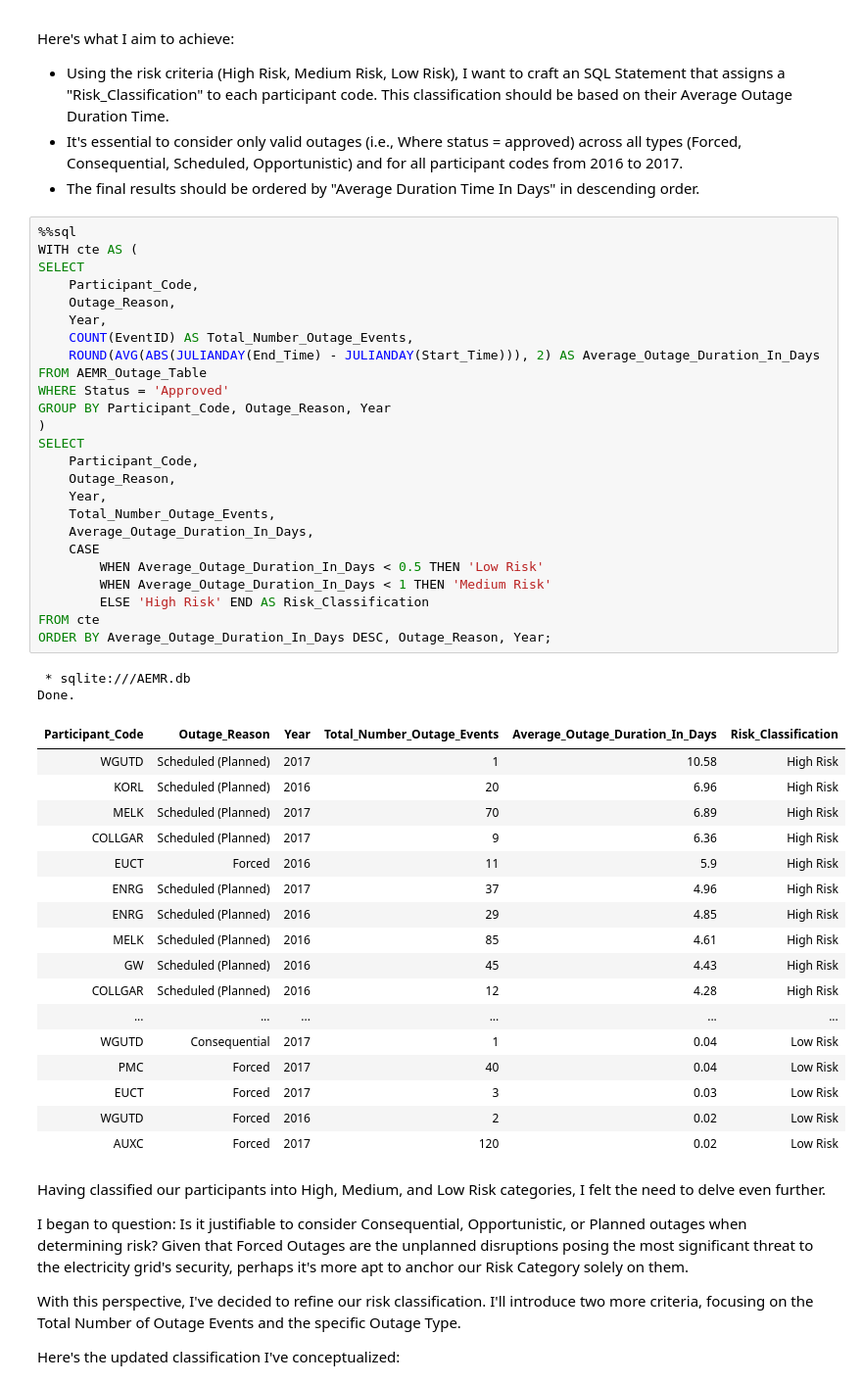
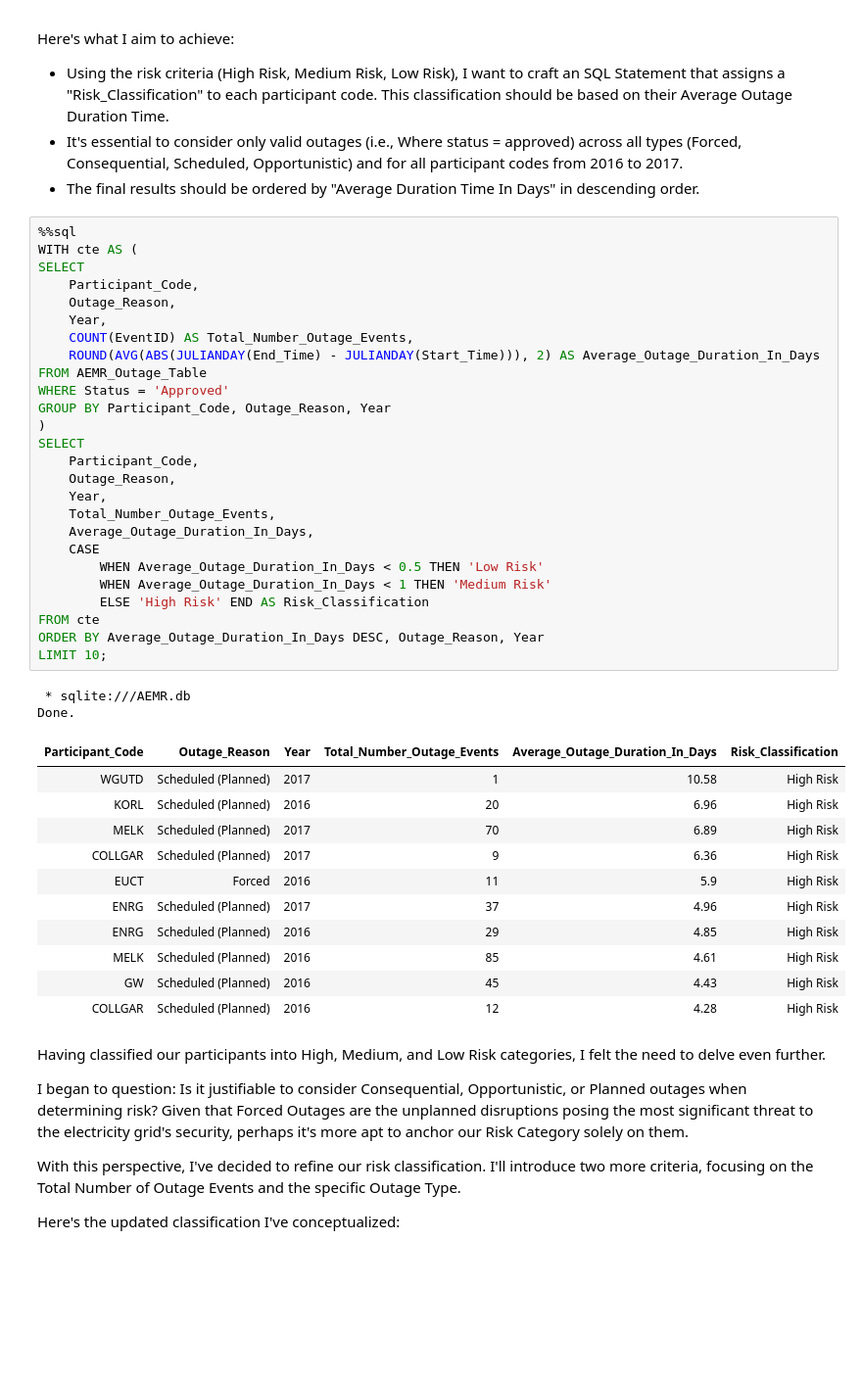
Before and after one commit to mstripling/Data-Analyst, a Jupyter notebook: AEMR Analysis/AEMR_Analysis.ipynb, the cells around one changed output. Shown: that part at 98% size. Cells and saved outputs as stored; diff of their text form; blank space fills up the shorter version.

```diff
--- a/AEMR Analysis/AEMR_Analysis.ipynb
+++ b/AEMR Analysis/AEMR_Analysis.ipynb
@@ -241,40 +227,35 @@ SELECT
     ROUND(AVG(ABS(JULIANDAY(End_Time) - JULIANDAY(Start_Time))), 2) AS Average_Outage_Duration_In_Days
 FROM AEMR_Outage_Table
 WHERE Status = 'Approved'
 GROUP BY Participant_Code, Outage_Reason, Year
 )
 SELECT
     Participant_Code,
     Outage_Reason,
     Year,
     Total_Number_Outage_Events,
     Average_Outage_Duration_In_Days,
     CASE
         WHEN Average_Outage_Duration_In_Days < 0.5 THEN 'Low Risk'
         WHEN Average_Outage_Duration_In_Days < 1 THEN 'Medium Risk'
         ELSE 'High Risk' END AS Risk_Classification
 FROM cte
-ORDER BY Average_Outage_Duration_In_Days DESC, Outage_Reason, Year;
+ORDER BY Average_Outage_Duration_In_Days DESC, Outage_Reason, Year
+LIMIT 10;
 # %% [output]
  * sqlite:///AEMR.db
 Done.
 | Participant_Code | Outage_Reason | Year | Total_Number_Outage_Events | Average_Outage_Duration_In_Days | Risk_Classification |
 | WGUTD | Scheduled (Planned) | 2017 | 1 | 10.58 | High Risk |
 | KORL | Scheduled (Planned) | 2016 | 20 | 6.96 | High Risk |
 | MELK | Scheduled (Planned) | 2017 | 70 | 6.89 | High Risk |
 | COLLGAR | Scheduled (Planned) | 2017 | 9 | 6.36 | High Risk |
 | EUCT | Forced | 2016 | 11 | 5.9 | High Risk |
 | ENRG | Scheduled (Planned) | 2017 | 37 | 4.96 | High Risk |
 | ENRG | Scheduled (Planned) | 2016 | 29 | 4.85 | High Risk |
 | MELK | Scheduled (Planned) | 2016 | 85 | 4.61 | High Risk |
 | GW | Scheduled (Planned) | 2016 | 45 | 4.43 | High Risk |
 | COLLGAR | Scheduled (Planned) | 2016 | 12 | 4.28 | High Risk |
-| ... | ... | ... | ... | ... | ... |
-| WGUTD | Consequential | 2017 | 1 | 0.04 | Low Risk |
-| PMC | Forced | 2017 | 40 | 0.04 | Low Risk |
-| EUCT | Forced | 2017 | 3 | 0.03 | Low Risk |
-| WGUTD | Forced | 2016 | 2 | 0.02 | Low Risk |
-| AUXC | Forced | 2017 | 120 | 0.02 | Low Risk |
 # %% [markdown]
 Having classified our participants into High, Medium, and Low Risk categories, I felt the need to delve even further.
 
```
Also changed, not shown: parts of 5 cells of this notebook.
